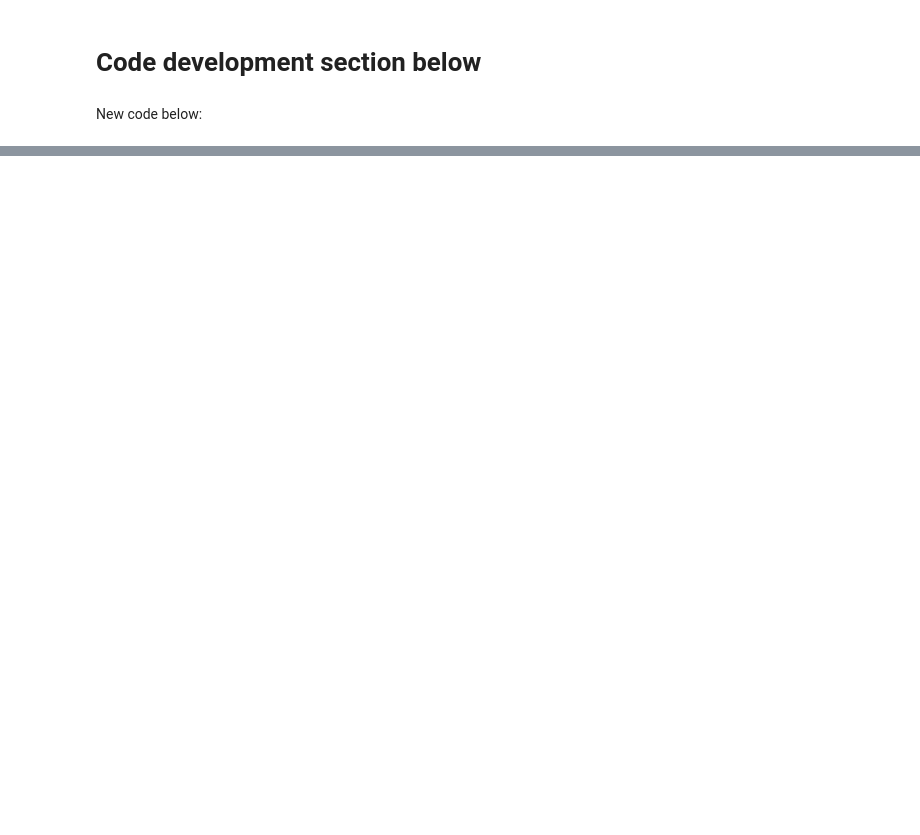
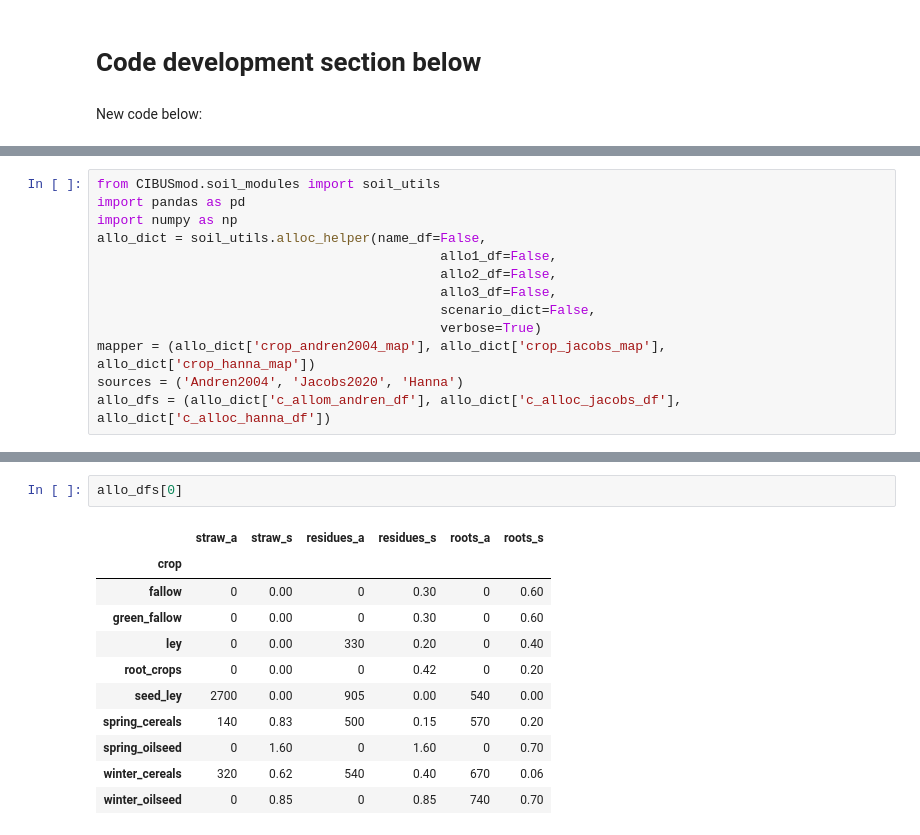
Before and after one commit to SLU-foodsystems/CIBUSmod, a Jupyter notebook: notebooks/run_soil.ipynb, the cells around one changed output, grey strips where cells are left out. Saved outputs shown, nothing was run; the diff lists cells and outputs as text; blank space fills up the shorter version.

```diff
--- a/notebooks/run_soil.ipynb
+++ b/notebooks/run_soil.ipynb
@@ -145,0 +360,13 @@ Code to check instance attributes below:
+# %%
+from CIBUSmod.soil_modules import soil_utils
+import pandas as pd
+import numpy as np
+allo_dict = soil_utils.alloc_helper(name_df=False,
+                                            allo1_df=False,
+                                            allo2_df=False,
+                                            allo3_df=False,
+                                            scenario_dict=False,
+                                            verbose=True)
+mapper = (allo_dict['crop_andren2004_map'], allo_dict['crop_jacobs_map'], allo_dict['crop_hanna_map'])
+sources = ('Andren2004', 'Jacobs2020', 'Hanna')
+allo_dfs = (allo_dict['c_allom_andren_df'], allo_dict['c_alloc_jacobs_df'], allo_dict['c_alloc_hanna_df'])
@@ -145,0 +378,14 @@ Code to check instance attributes below:
+# %%
+allo_dfs[0]
+# %% [output]
+|  | straw_a | straw_s | residues_a | residues_s | roots_a | roots_s |
+| crop |  |  |  |  |  |  |
+| fallow | 0 | 0.00 | 0 | 0.30 | 0 | 0.60 |
+| green_fallow | 0 | 0.00 | 0 | 0.30 | 0 | 0.60 |
+| ley | 0 | 0.00 | 330 | 0.20 | 0 | 0.40 |
+| root_crops | 0 | 0.00 | 0 | 0.42 | 0 | 0.20 |
+| seed_ley | 2700 | 0.00 | 905 | 0.00 | 540 | 0.00 |
+| spring_cereals | 140 | 0.83 | 500 | 0.15 | 570 | 0.20 |
+| spring_oilseed | 0 | 1.60 | 0 | 1.60 | 0 | 0.70 |
+| winter_cereals | 320 | 0.62 | 540 | 0.40 | 670 | 0.06 |
+| winter_oilseed | 0 | 0.85 | 0 | 0.85 | 740 | 0.70 |
```
Also changed, not shown: parts of 40 cells of this notebook, 2 other files.
